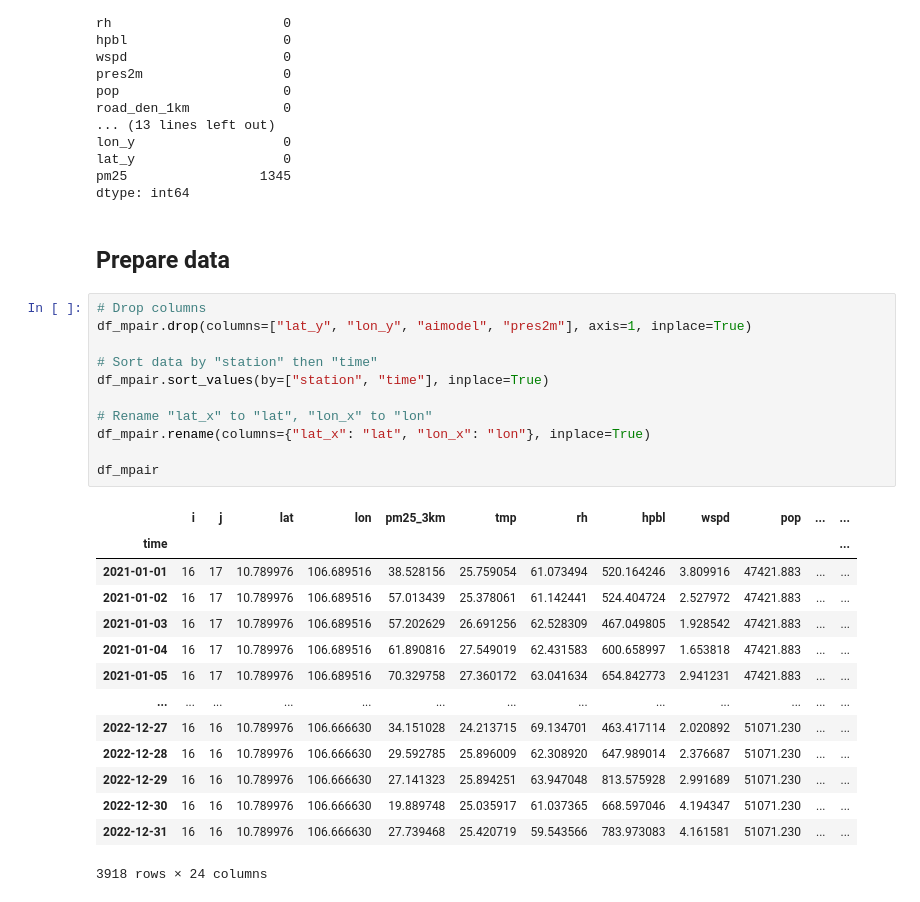
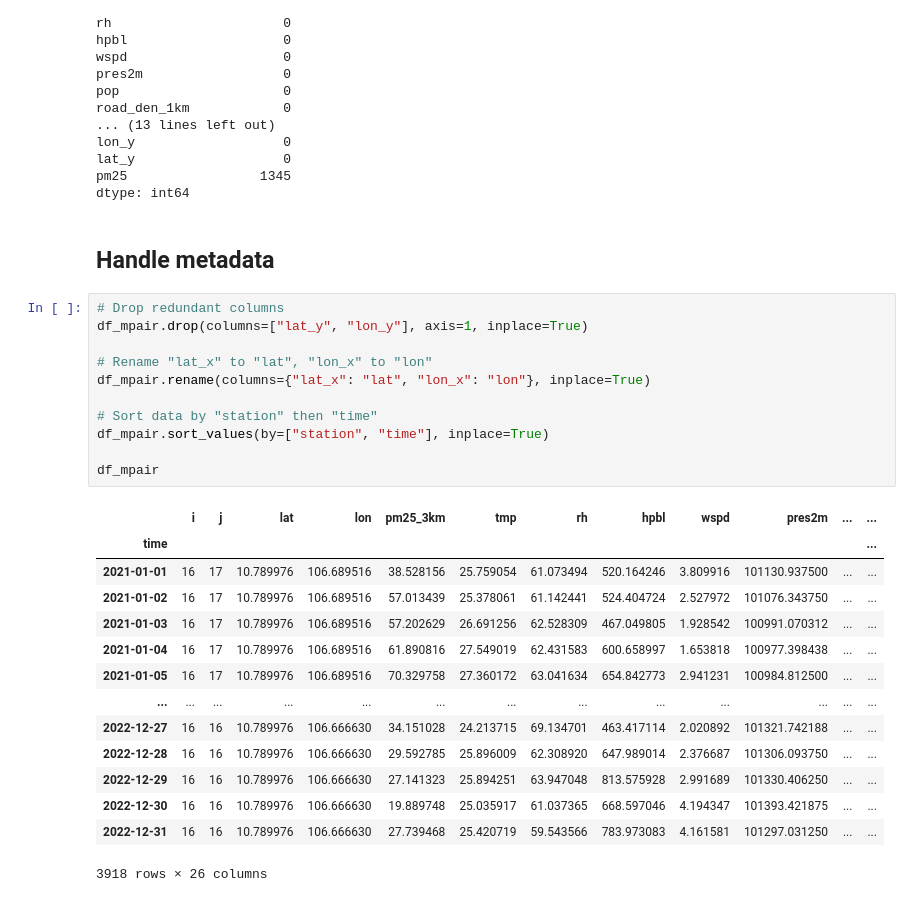
Before and after one commit to tphiepbk/air_quality_index_project, a Jupyter notebook: 2_merge_mpair_data_and_stations.ipynb, the cells around one changed output. Cells and saved outputs as stored; diff of their text form.

```diff
--- a/hiep_merge_mpair_data_and_stations.ipynb
+++ b/2_merge_mpair_data_and_stations.ipynb
@@ -332,30 +344,30 @@ lat_y                   0
 pm25                 1345
 dtype: int64
 # %% [markdown]
-## Prepare data
+## Handle metadata
 # %%
-# Drop columns
-df_mpair.drop(columns=["lat_y", "lon_y", "aimodel", "pres2m"], axis=1, inplace=True)
+# Drop redundant columns
+df_mpair.drop(columns=["lat_y", "lon_y"], axis=1, inplace=True)
+
+# Rename "lat_x" to "lat", "lon_x" to "lon"
+df_mpair.rename(columns={"lat_x": "lat", "lon_x": "lon"}, inplace=True)
 
 # Sort data by "station" then "time"
 df_mpair.sort_values(by=["station", "time"], inplace=True)
 
-# Rename "lat_x" to "lat", "lon_x" to "lon"
-df_mpair.rename(columns={"lat_x": "lat", "lon_x": "lon"}, inplace=True)
-
 df_mpair
 # %% [output]
-|  | i | j | lat | lon | pm25_3km | tmp | rh | hpbl | wspd | pop | ... | ... |
+|  | i | j | lat | lon | pm25_3km | tmp | rh | hpbl | wspd | pres2m | ... | ... |
 | time |  |  |  |  |  |  |  |  |  |  |  | ... |
-| 2021-01-01 | 16 | 17 | 10.789976 | 106.689516 | 38.528156 | 25.759054 | 61.073494 | 520.164246 | 3.809916 | 47421.883 | ... | ... |
-| 2021-01-02 | 16 | 17 | 10.789976 | 106.689516 | 57.013439 | 25.378061 | 61.142441 | 524.404724 | 2.527972 | 47421.883 | ... | ... |
-| 2021-01-03 | 16 | 17 | 10.789976 | 106.689516 | 57.202629 | 26.691256 | 62.528309 | 467.049805 | 1.928542 | 47421.883 | ... | ... |
-| 2021-01-04 | 16 | 17 | 10.789976 | 106.689516 | 61.890816 | 27.549019 | 62.431583 | 600.658997 | 1.653818 | 47421.883 | ... | ... |
-| 2021-01-05 | 16 | 17 | 10.789976 | 106.689516 | 70.329758 | 27.360172 | 63.041634 | 654.842773 | 2.941231 | 47421.883 | ... | ... |
+| 2021-01-01 | 16 | 17 | 10.789976 | 106.689516 | 38.528156 | 25.759054 | 61.073494 | 520.164246 | 3.809916 | 101130.937500 | ... | ... |
+| 2021-01-02 | 16 | 17 | 10.789976 | 106.689516 | 57.013439 | 25.378061 | 61.142441 | 524.404724 | 2.527972 | 101076.343750 | ... | ... |
+| 2021-01-03 | 16 | 17 | 10.789976 | 106.689516 | 57.202629 | 26.691256 | 62.528309 | 467.049805 | 1.928542 | 100991.070312 | ... | ... |
+| 2021-01-04 | 16 | 17 | 10.789976 | 106.689516 | 61.890816 | 27.549019 | 62.431583 | 600.658997 | 1.653818 | 100977.398438 | ... | ... |
+| 2021-01-05 | 16 | 17 | 10.789976 | 106.689516 | 70.329758 | 27.360172 | 63.041634 | 654.842773 | 2.941231 | 100984.812500 | ... | ... |
 | ... | ... | ... | ... | ... | ... | ... | ... | ... | ... | ... | ... | ... |
-| 2022-12-27 | 16 | 16 | 10.789976 | 106.666630 | 34.151028 | 24.213715 | 69.134701 | 463.417114 | 2.020892 | 51071.230 | ... | ... |
-| 2022-12-28 | 16 | 16 | 10.789976 | 106.666630 | 29.592785 | 25.896009 | 62.308920 | 647.989014 | 2.376687 | 51071.230 | ... | ... |
-| 2022-12-29 | 16 | 16 | 10.789976 | 106.666630 | 27.141323 | 25.894251 | 63.947048 | 813.575928 | 2.991689 | 51071.230 | ... | ... |
-| 2022-12-30 | 16 | 16 | 10.789976 | 106.666630 | 19.889748 | 25.035917 | 61.037365 | 668.597046 | 4.194347 | 51071.230 | ... | ... |
-| 2022-12-31 | 16 | 16 | 10.789976 | 106.666630 | 27.739468 | 25.420719 | 59.543566 | 783.973083 | 4.161581 | 51071.230 | ... | ... |
+| 2022-12-27 | 16 | 16 | 10.789976 | 106.666630 | 34.151028 | 24.213715 | 69.134701 | 463.417114 | 2.020892 | 101321.742188 | ... | ... |
+| 2022-12-28 | 16 | 16 | 10.789976 | 106.666630 | 29.592785 | 25.896009 | 62.308920 | 647.989014 | 2.376687 | 101306.093750 | ... | ... |
+| 2022-12-29 | 16 | 16 | 10.789976 | 106.666630 | 27.141323 | 25.894251 | 63.947048 | 813.575928 | 2.991689 | 101330.406250 | ... | ... |
+| 2022-12-30 | 16 | 16 | 10.789976 | 106.666630 | 19.889748 | 25.035917 | 61.037365 | 668.597046 | 4.194347 | 101393.421875 | ... | ... |
+| 2022-12-31 | 16 | 16 | 10.789976 | 106.666630 | 27.739468 | 25.420719 | 59.543566 | 783.973083 | 4.161581 | 101297.031250 | ... | ... |
-3918 rows × 24 columns
+3918 rows × 26 columns
```
Also changed, not shown: parts of 10 cells of this notebook, 6 other files.
